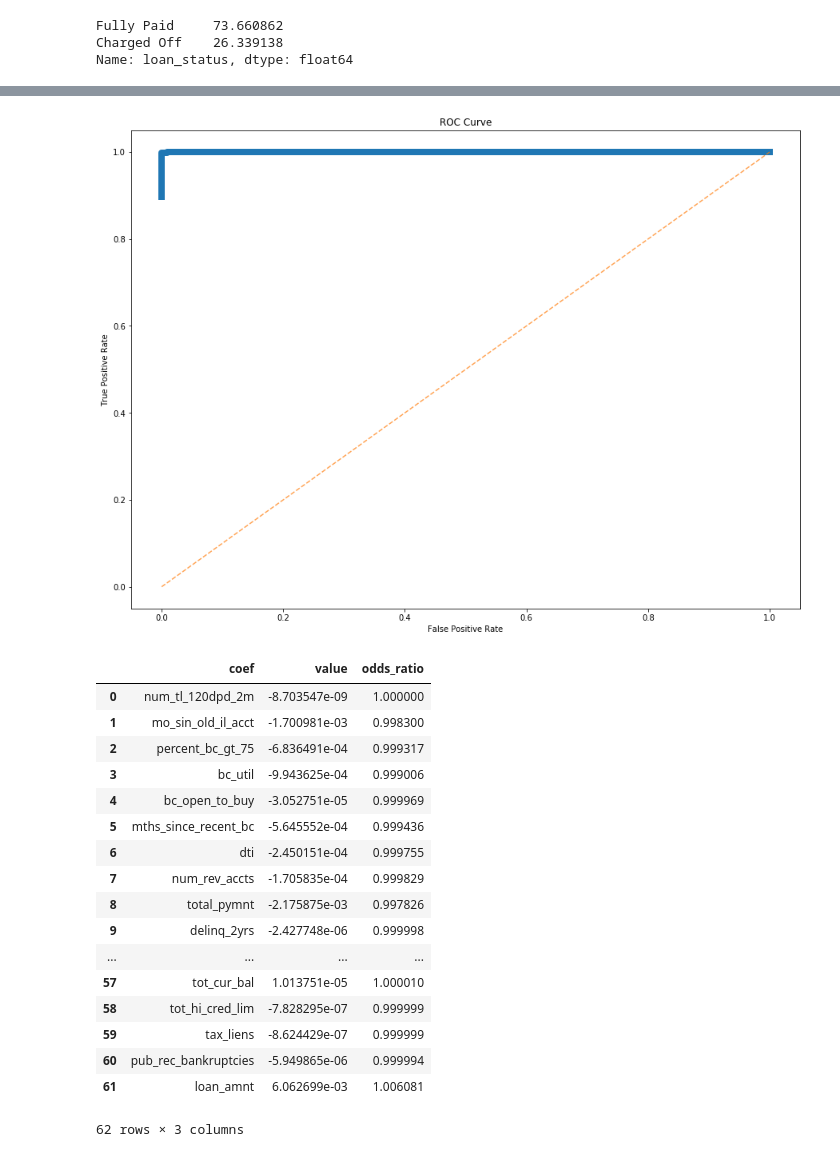
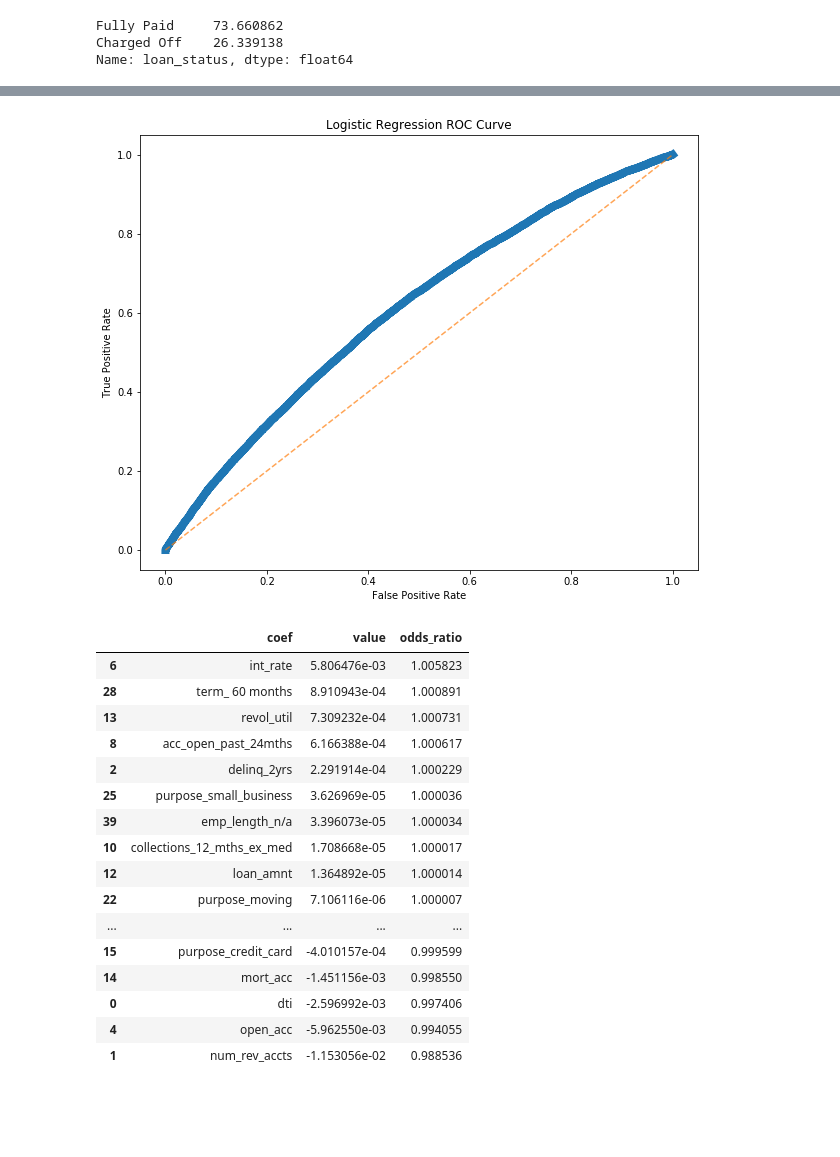
Before and after one commit to Itaintdatascience/DS-SF-40, a Jupyter notebook: Darren_Project_Proposal.ipynb, the cells around one changed output, grey strips where cells are left out. Saved outputs shown, nothing was run; the diff lists cells and outputs as text; code cells hidden in the pictures; blank space fills up the shorter version.

```diff
--- a/Darren_Project_Proposal.ipynb
+++ b/Darren_Project_Proposal.ipynb
@@ -336,0 +398,3 @@ array([[57211,     0],
+# %%
+grade_classes = lcdf.grade
+lcdf.drop("grade", axis = 1, inplace= True)
@@ -336,0 +505,2 @@ array([[57211,     0],
+# %%
+lcdf1 = lcdf[subset]
@@ -336,0 +862,5 @@ array([[57211,     0],
+# %%
+#Assign X and y
+
+X = lcdf1.drop("loan_status", axis =1)
+y = lcdf1.loan_status
@@ -336,0 +873,5 @@ array([[57211,     0],
+# %%
+
+X_train, X_test, y_train, y_test = train_test_split(X, y,
+                                                    test_size=0.33,
+                                                    random_state=123)
@@ -361,16 +914,16 @@ fpr, tpr, thres = roc_curve(y_test, test_probs)
 # %%
 #Plotting False Positive Rates vs the True Positive Rates
 #Dotted line represents a useless model
-plt.figure(figsize=(15,11))
+plt.figure(figsize=(10,8))
 plt.plot(fpr, tpr, linewidth= 8)
 #Line of randomness
 plt.plot([0,1], [0,1], "--", alpha=.7)
 plt.xlabel("False Positive Rate")
 plt.ylabel("True Positive Rate")
-plt.title("ROC Curve")
+plt.title("Logistic Regression ROC Curve")
 plt.show()
 # %% [output]
-[figure, old version]
+[figure, new version]
 # %%
 #Table of coefficients and their values
 coef = pd.DataFrame(zip(X.columns, np.transpose(lr.coef_[0])), columns=["coef", "value"])
@@ -378,23 +931,22 @@ coef.to_csv('coef.csv')
 # %%
 coef_odds = np.e**(coef["value"])
 coef["odds_ratio"] = coef_odds
-coef
+coef.sort_values(by = "value", ascending = False)
 # %% [output]
 |  | coef | value | odds_ratio |
-| 0 | num_tl_120dpd_2m | -8.703547e-09 | 1.000000 |
-| 1 | mo_sin_old_il_acct | -1.700981e-03 | 0.998300 |
-| 2 | percent_bc_gt_75 | -6.836491e-04 | 0.999317 |
-| 3 | bc_util | -9.943625e-04 | 0.999006 |
-| 4 | bc_open_to_buy | -3.052751e-05 | 0.999969 |
-| 5 | mths_since_recent_bc | -5.645552e-04 | 0.999436 |
-| 6 | dti | -2.450151e-04 | 0.999755 |
-| 7 | num_rev_accts | -1.705835e-04 | 0.999829 |
-| 8 | total_pymnt | -2.175875e-03 | 0.997826 |
-| 9 | delinq_2yrs | -2.427748e-06 | 0.999998 |
+| 6 | int_rate | 5.806476e-03 | 1.005823 |
+| 28 | term_ 60 months | 8.910943e-04 | 1.000891 |
+| 13 | revol_util | 7.309232e-04 | 1.000731 |
+| 8 | acc_open_past_24mths | 6.166388e-04 | 1.000617 |
+| 2 | delinq_2yrs | 2.291914e-04 | 1.000229 |
+| 25 | purpose_small_business | 3.626969e-05 | 1.000036 |
+| 39 | emp_length_n/a | 3.396073e-05 | 1.000034 |
+| 10 | collections_12_mths_ex_med | 1.708668e-05 | 1.000017 |
+| 12 | loan_amnt | 1.364892e-05 | 1.000014 |
+| 22 | purpose_moving | 7.106116e-06 | 1.000007 |
 | ... | ... | ... | ... |
-| 57 | tot_cur_bal | 1.013751e-05 | 1.000010 |
-| 58 | tot_hi_cred_lim | -7.828295e-07 | 0.999999 |
-| 59 | tax_liens | -8.624429e-07 | 0.999999 |
-| 60 | pub_rec_bankruptcies | -5.949865e-06 | 0.999994 |
-| 61 | loan_amnt | 6.062699e-03 | 1.006081 |
+| 15 | purpose_credit_card | -4.010157e-04 | 0.999599 |
+| 14 | mort_acc | -1.451156e-03 | 0.998550 |
+| 0 | dti | -2.596992e-03 | 0.997406 |
+| 4 | open_acc | -5.962550e-03 | 0.994055 |
+| 1 | num_rev_accts | -1.153056e-02 | 0.988536 |
-62 rows × 3 columns
```
Also changed, not shown: parts of 135 cells of this notebook.
